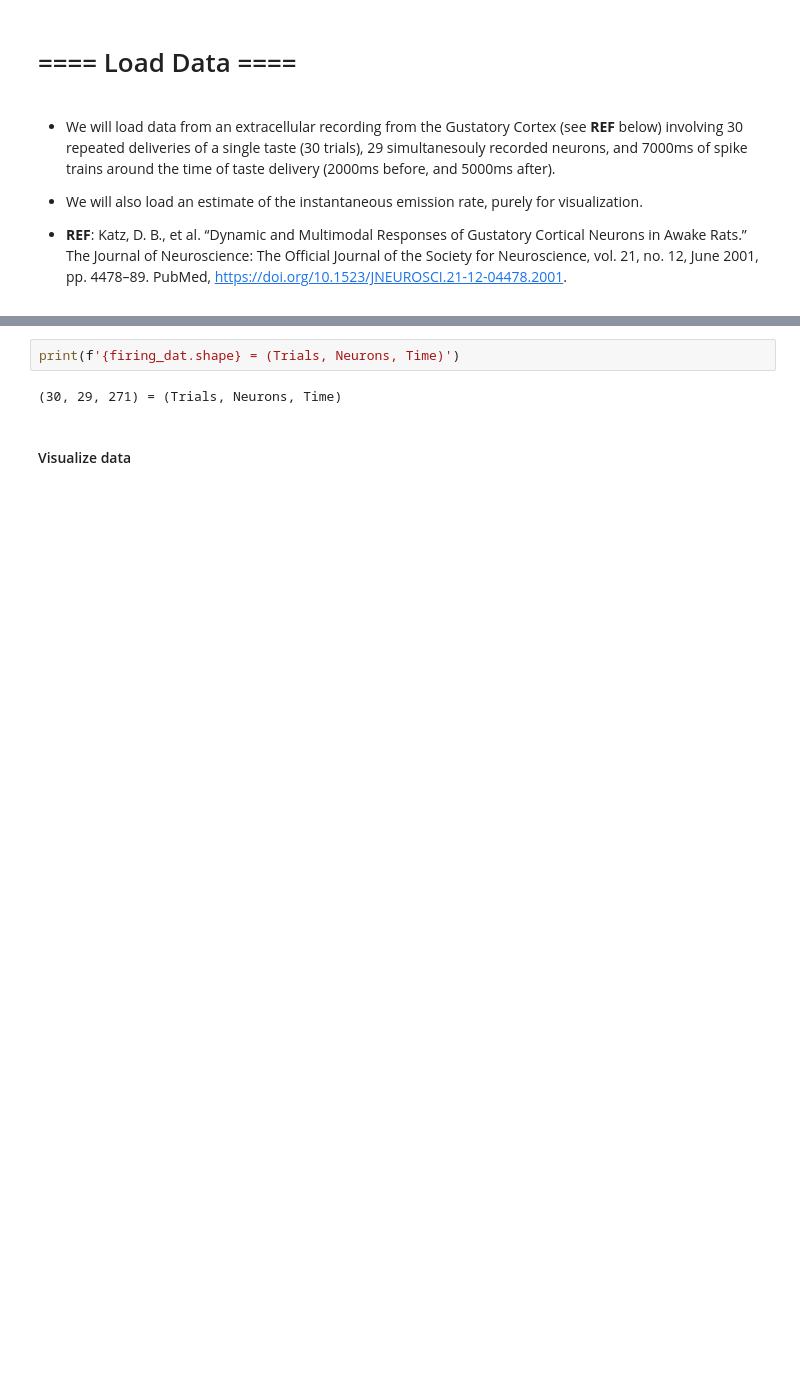
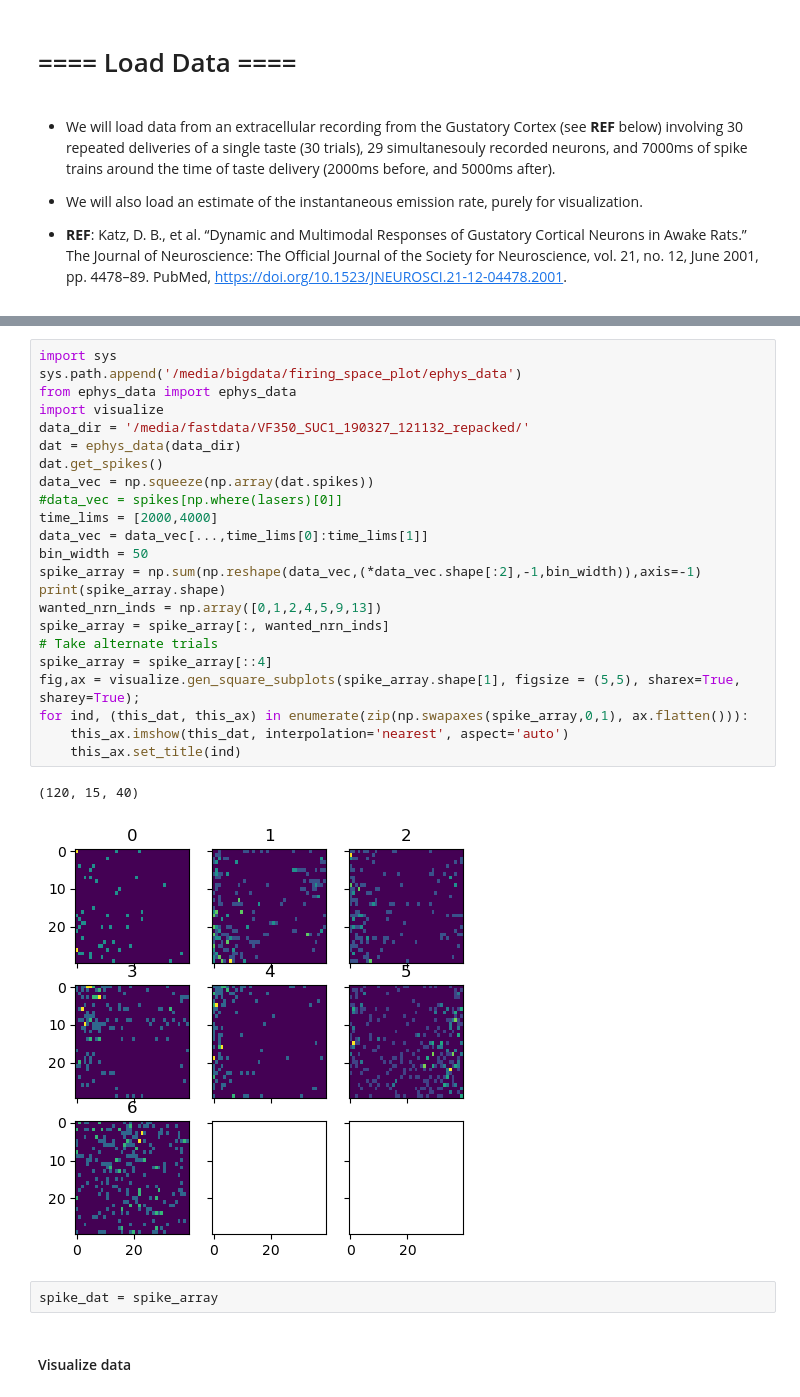
Before and after one commit to abuzarmahmood/pymcon_bayesian_changepoint, a Jupyter notebook: Bayesian_Changepoint_Zoo_neural_data.ipynb, the cells around one changed output, grey strips where cells are left out. Cells and saved outputs as stored; diff of their text form; blank space fills up the shorter version.

```diff
--- a/Bayesian_Changepoint_Zoo_neural_data.ipynb
+++ b/Bayesian_Changepoint_Zoo_neural_data.ipynb
@@ -63,7 +59,31 @@ print(f'{spike_dat.shape} = (Trials, Neurons, Time)')
-# %%
-print(f'{firing_dat.shape} = (Trials, Neurons, Time)')
-# %% [output]
-(30, 29, 271) = (Trials, Neurons, Time)
+# %%
+import sys
+sys.path.append('/media/bigdata/firing_space_plot/ephys_data')
+from ephys_data import ephys_data
+import visualize
+data_dir = '/media/fastdata/VF350_SUC1_190327_121132_repacked/'
+dat = ephys_data(data_dir)
+dat.get_spikes()
+data_vec = np.squeeze(np.array(dat.spikes))
+#data_vec = spikes[np.where(lasers)[0]]
+time_lims = [2000,4000]
+data_vec = data_vec[...,time_lims[0]:time_lims[1]]
+bin_width = 50
+spike_array = np.sum(np.reshape(data_vec,(*data_vec.shape[:2],-1,bin_width)),axis=-1)
+print(spike_array.shape)
+wanted_nrn_inds = np.array([0,1,2,4,5,9,13])
+spike_array = spike_array[:, wanted_nrn_inds]
+# Take alternate trials
+spike_array = spike_array[::4]
+fig,ax = visualize.gen_square_subplots(spike_array.shape[1], figsize = (5,5), sharex=True, sharey=True);
+for ind, (this_dat, this_ax) in enumerate(zip(np.swapaxes(spike_array,0,1), ax.flatten())):
+    this_ax.imshow(this_dat, interpolation='nearest', aspect='auto')
+    this_ax.set_title(ind)
+# %% [output]
+(120, 15, 40)
+[figure, added]
+# %%
+spike_dat = spike_array
 # %% [markdown]
 #### Visualize data
 # %% [markdown]
```
Also changed, not shown: parts of 52 cells of this notebook.
